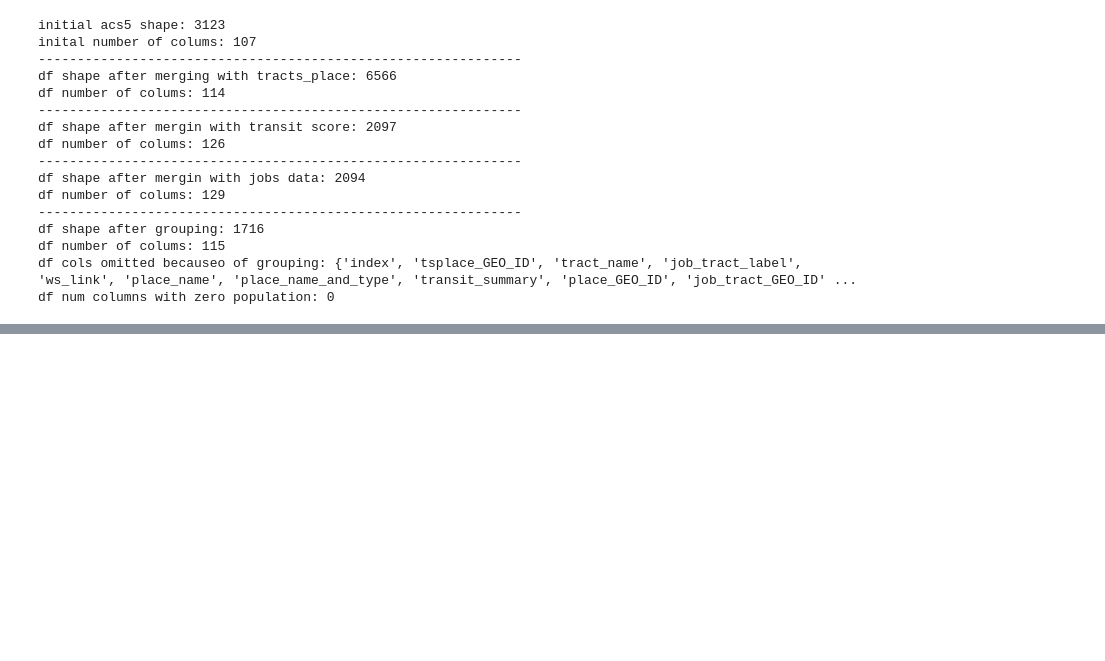
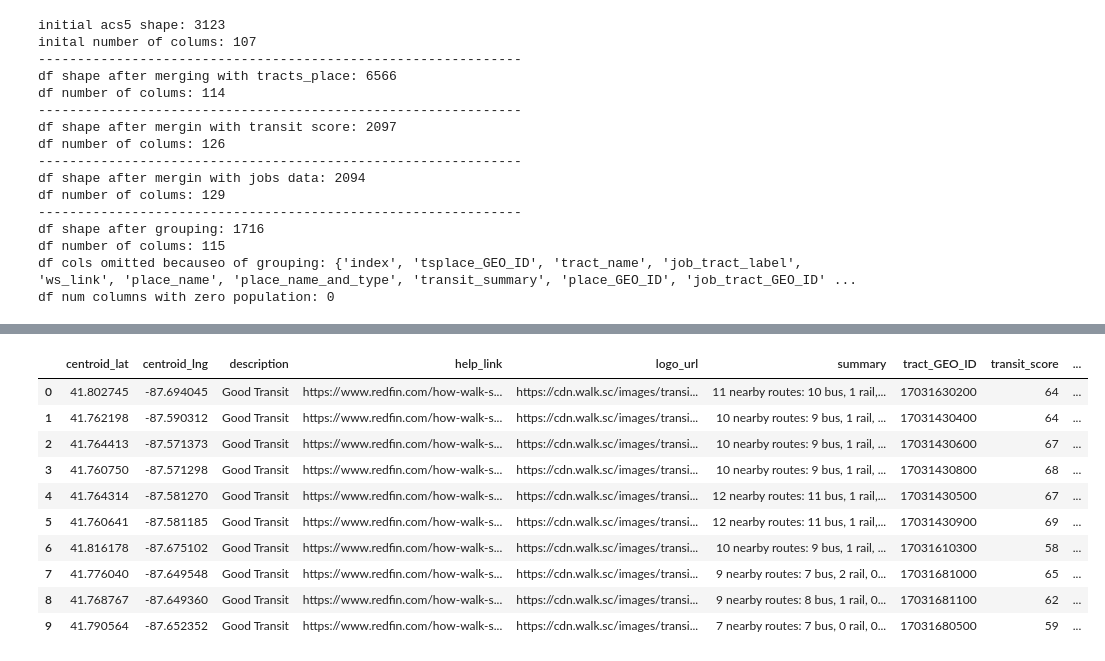
Before and after one commit to ndignazio/transit-ml, a Jupyter notebook: scratchwork.ipynb, the cells around one changed output, grey strips where cells are left out. Saved outputs shown, nothing was run; the diff lists cells and outputs as text; code cells hidden in the pictures; blank space fills up the shorter version.

```diff
--- a/scratchwork.ipynb
+++ b/scratchwork.ipynb
@@ -46,0 +125,2 @@ tracts.head(4)
+# %%
+chicago_tracts = tracts_places[tracts_places['place_name']=='Chicago']
@@ -48,7 +130,7 @@ tracts.head(4)
 from pandas.io.json import json_normalize
 import requests
 
-def get_data(lat, lng):
+def get_data(lat, lng, city):
     '''
     Gets data for one location.
 
@@ -67,7 +149,7 @@ def get_data(lat, lng):
     #key = '4c4eb18a1eea25128110eaf683aefab4' #Nathan key2
     key = 'ffd1c56f9abcf84872116b4cc2dfcf31' #NEW KEY
 
-    url = 'https://transit.walkscore.com/transit/score/?lat={}&lon={}&wsapikey={}'.format(lat, lng, key)
+    url = 'https://transit.walkscore.com/transit/score/?lat={}&lon={}&city={}&state=IL&wsapikey={}'.format(lat, lng, city, key)
 
     r = requests.get(url)
     if not r.status_code==400:
@@ -92,7 +174,8 @@ def create_datalist(df):
     over_quota_count = 0
 
     for row in df.itertuples():
-        json, quota_bool = get_data(row.centroid_lat, row.centroid_lng)
+        print(row.centroid_lat, row.centroid_lng, row.place_name)
+        json, quota_bool = get_data(row.centroid_lat, row.centroid_lng, row.place_name)
         if not json is None:
             json['tract_GEO_ID'] = row.tract_GEO_ID
             json['centroid_lat'] = row.centroid_lat
@@ -103,5 +186,5 @@ def create_datalist(df):
 
     return datalist, over_quota_count
 # %%
-datalist = create_datalist(tracts)
+datalist = create_datalist(chicago_tracts)
 # %% [output]
@@ -130,0 +228,15 @@ r.text
+# %%
+chi_df = pd.DataFrame.from_dict(json_normalize(datalist[0]), orient='columns')
+chi_df.head(10)
+# %% [output]
+|  | centroid_lat | centroid_lng | description | help_link | logo_url | summary | tract_GEO_ID | transit_score | ... |
+| 0 | 41.802745 | -87.694045 | Good Transit | https://www.redfin.com/how-walk-s... | https://cdn.walk.sc/images/transi... | 11 nearby routes: 10 bus, 1 rail,... | 17031630200 | 64 | ... |
+| 1 | 41.762198 | -87.590312 | Good Transit | https://www.redfin.com/how-walk-s... | https://cdn.walk.sc/images/transi... | 10 nearby routes: 9 bus, 1 rail, ... | 17031430400 | 64 | ... |
+| 2 | 41.764413 | -87.571373 | Good Transit | https://www.redfin.com/how-walk-s... | https://cdn.walk.sc/images/transi... | 10 nearby routes: 9 bus, 1 rail, ... | 17031430600 | 67 | ... |
+| 3 | 41.760750 | -87.571298 | Good Transit | https://www.redfin.com/how-walk-s... | https://cdn.walk.sc/images/transi... | 10 nearby routes: 9 bus, 1 rail, ... | 17031430800 | 68 | ... |
+| 4 | 41.764314 | -87.581270 | Good Transit | https://www.redfin.com/how-walk-s... | https://cdn.walk.sc/images/transi... | 12 nearby routes: 11 bus, 1 rail,... | 17031430500 | 67 | ... |
+| 5 | 41.760641 | -87.581185 | Good Transit | https://www.redfin.com/how-walk-s... | https://cdn.walk.sc/images/transi... | 12 nearby routes: 11 bus, 1 rail,... | 17031430900 | 69 | ... |
+| 6 | 41.816178 | -87.675102 | Good Transit | https://www.redfin.com/how-walk-s... | https://cdn.walk.sc/images/transi... | 10 nearby routes: 9 bus, 1 rail, ... | 17031610300 | 58 | ... |
+| 7 | 41.776040 | -87.649548 | Good Transit | https://www.redfin.com/how-walk-s... | https://cdn.walk.sc/images/transi... | 9 nearby routes: 7 bus, 2 rail, 0... | 17031681000 | 65 | ... |
+| 8 | 41.768767 | -87.649360 | Good Transit | https://www.redfin.com/how-walk-s... | https://cdn.walk.sc/images/transi... | 9 nearby routes: 8 bus, 1 rail, 0... | 17031681100 | 62 | ... |
+| 9 | 41.790564 | -87.652352 | Good Transit | https://www.redfin.com/how-walk-s... | https://cdn.walk.sc/images/transi... | 7 nearby routes: 7 bus, 0 rail, 0... | 17031680500 | 59 | ... |
```
Also changed, not shown: parts of 14 cells of this notebook, 7 other files.
